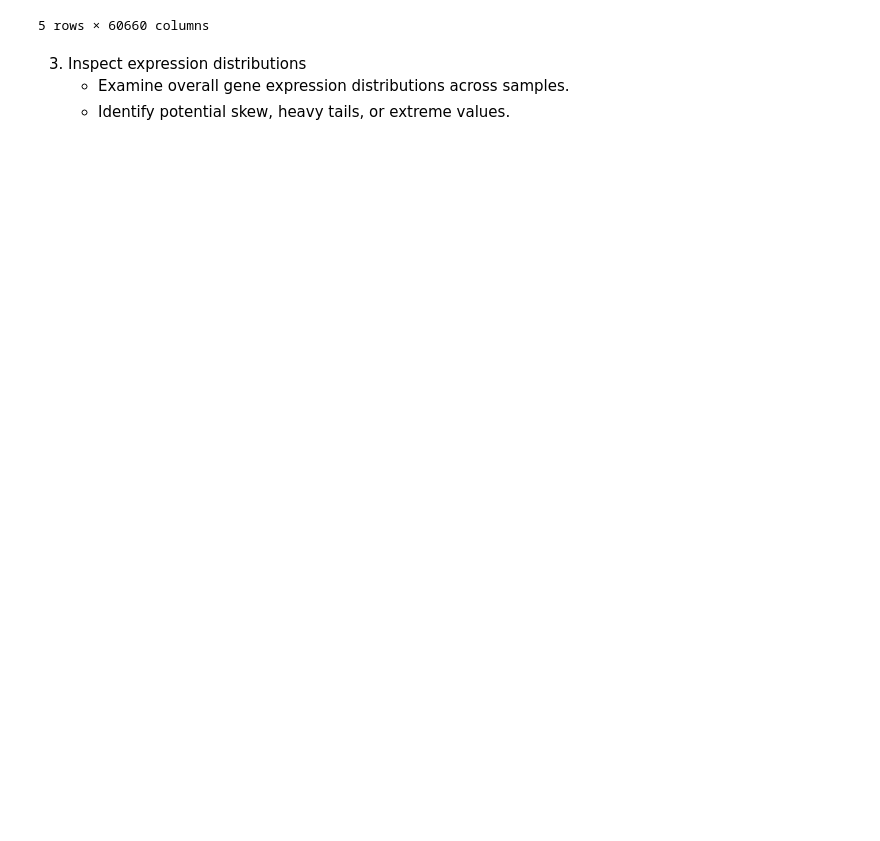
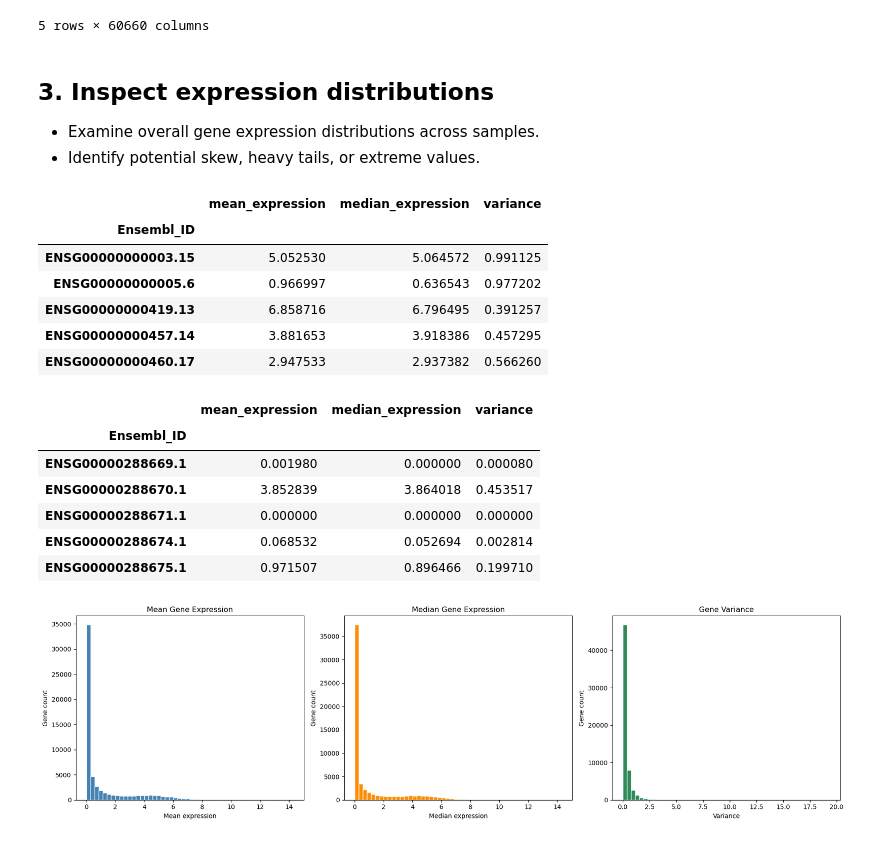
Before and after one commit to dpolioudakis/tcga-multimodal-survival, a Jupyter notebook: notebooks/04_rna_preprocessing.ipynb, the cells around one changed output. Saved outputs shown, nothing was run; the diff lists cells and outputs as text; code cells hidden in the pictures; blank space fills up the shorter version.

```diff
--- a/notebooks/04_rna_preprocessing.ipynb
+++ b/notebooks/04_rna_preprocessing.ipynb
@@ -155,6 +163,54 @@ test:  (44, 60660)
 | TCGA-B6-A0I6-01A | 5.543199 | 0.000000 | 7.148059 | 2.944334 | 2.548905 | ... |
 5 rows × 60660 columns
 # %% [markdown]
-3. Inspect expression distributions
+## 3. Inspect expression distributions
    - Examine overall gene expression distributions across samples.
    - Identify potential skew, heavy tails, or extreme values.
+# %%
+# Summarize train-only gene expression to guide low-expression and variance filtering.
+if X_train_df.empty:
+    raise ValueError("X_train_df is empty")
+
+gene_summary_df = pd.DataFrame({
+    "mean_expression": X_train_df.mean(axis=0),
+    "median_expression": X_train_df.median(axis=0),
+    "variance": X_train_df.var(axis=0),
+})
+
+display(gene_summary_df.head(), gene_summary_df.tail())
+
+fig, axes = plt.subplots(1, 3, figsize=(18, 5))
+
+axes[0].hist(gene_summary_df["mean_expression"], bins=50, color="steelblue", edgecolor="white")
+axes[0].set_title("Mean Gene Expression")
+axes[0].set_xlabel("Mean expression")
+axes[0].set_ylabel("Gene count")
+
+axes[1].hist(gene_summary_df["median_expression"], bins=50, color="darkorange", edgecolor="white")
+axes[1].set_title("Median Gene Expression")
+axes[1].set_xlabel("Median expression")
+axes[1].set_ylabel("Gene count")
+
+axes[2].hist(gene_summary_df["variance"], bins=50, color="seagreen", edgecolor="white")
+axes[2].set_title("Gene Variance")
+axes[2].set_xlabel("Variance")
+axes[2].set_ylabel("Gene count")
+
+plt.tight_layout()
+plt.show()
+# %% [output]
+|  | mean_expression | median_expression | variance |
+| Ensembl_ID |  |  |  |
+| ENSG00000000003.15 | 5.052530 | 5.064572 | 0.991125 |
+| ENSG00000000005.6 | 0.966997 | 0.636543 | 0.977202 |
+| ENSG00000000419.13 | 6.858716 | 6.796495 | 0.391257 |
+| ENSG00000000457.14 | 3.881653 | 3.918386 | 0.457295 |
+| ENSG00000000460.17 | 2.947533 | 2.937382 | 0.566260 |
+|  | mean_expression | median_expression | variance |
+| Ensembl_ID |  |  |  |
+| ENSG00000288669.1 | 0.001980 | 0.000000 | 0.000080 |
+| ENSG00000288670.1 | 3.852839 | 3.864018 | 0.453517 |
+| ENSG00000288671.1 | 0.000000 | 0.000000 | 0.000000 |
+| ENSG00000288674.1 | 0.068532 | 0.052694 | 0.002814 |
+| ENSG00000288675.1 | 0.971507 | 0.896466 | 0.199710 |
+[figure, added]
```
Also changed, not shown: parts of 26 cells of this notebook, 3 other files.
